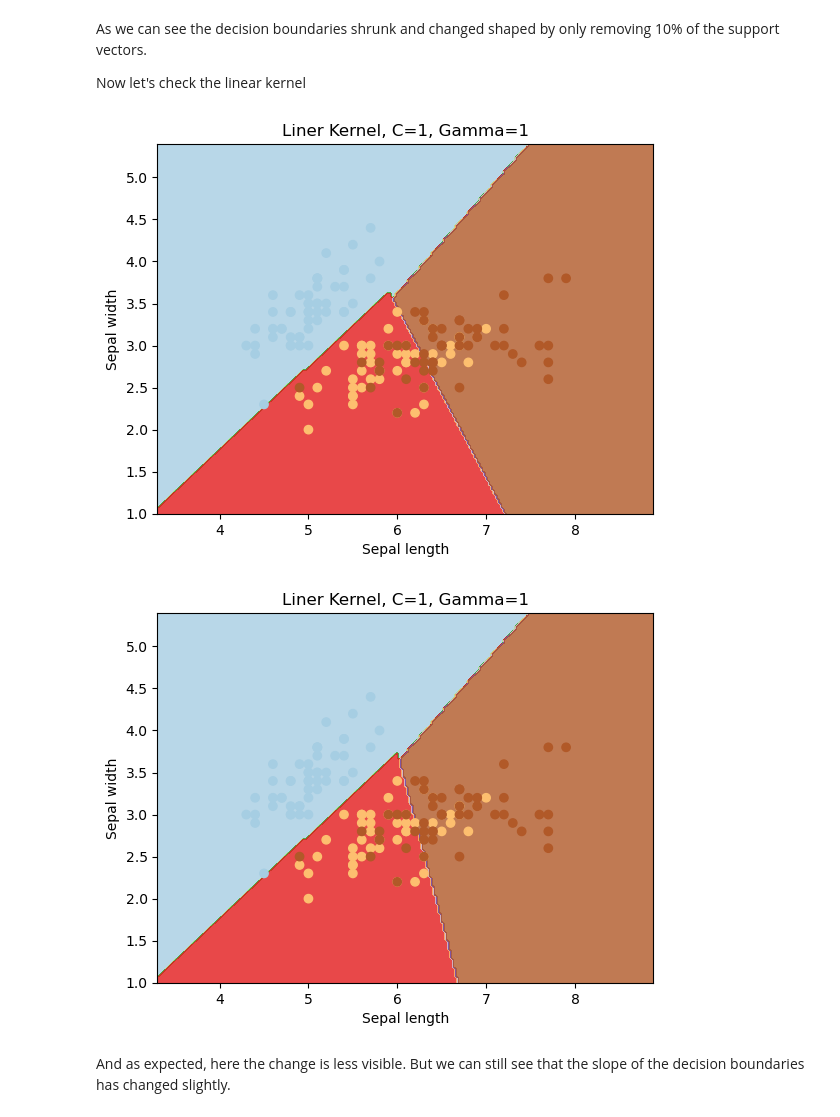
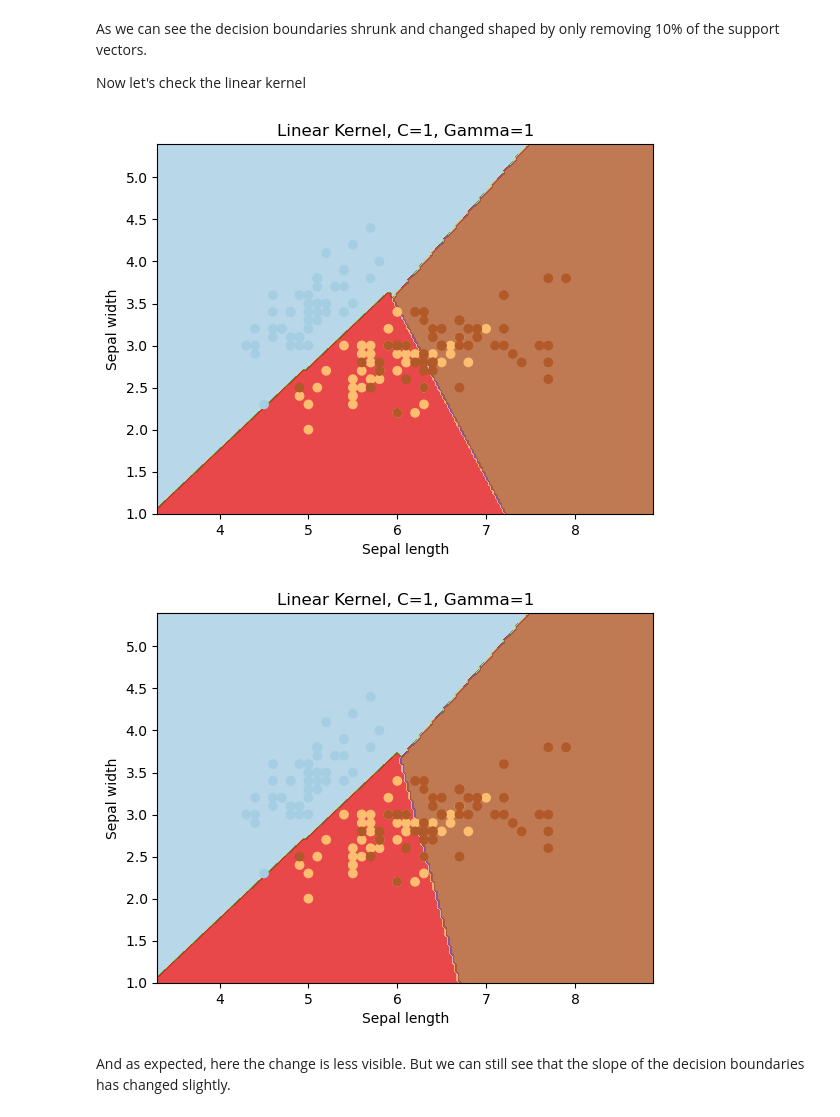
Before and after one commit to Singularitty/AdvancedMachineLearning, a Jupyter notebook: Assignment2/assignment2.ipynb, the cells around one changed output. Cells and saved outputs as stored; diff of their text form; code cells hidden in the pictures.

```diff
--- a/Assignment2/assignment2.ipynb
+++ b/Assignment2/assignment2.ipynb
@@ -82,10 +82,10 @@ Now let's check the linear kernel
 # %%
 # Linear with low C and Gamma
 svc_linear = svm.SVC(kernel="linear", C=1, gamma=1)
 svc_linear.fit(X,y)
-plot(svc_linear, title="Liner Kernel, C=1, Gamma=1")
+plot(svc_linear, title="Linear Kernel, C=1, Gamma=1")
 # %% [output]
-[figure, old version]
+[figure, new version]
 # %%
 import random
 
@@ -103,9 +103,9 @@ y_new = np.delete(y, to_be_removed)
 # %%
 svc_linear_2 = svm.SVC(kernel="linear", C=1, gamma=1)
 svc_linear_2.fit(X_new,y_new)
-plot(svc_linear_2, title="Liner Kernel, C=1, Gamma=1")
+plot(svc_linear_2, title="Linear Kernel, C=1, Gamma=1")
 # %% [output]
-[figure, old version]
+[figure, new version]
 # %% [markdown]
 And as expected, here the change is less visible. But we can still see that the slope of the decision boundaries has changed slightly.
 # %% [markdown]
```
Also changed, not shown: parts of 1 cell of this notebook.
